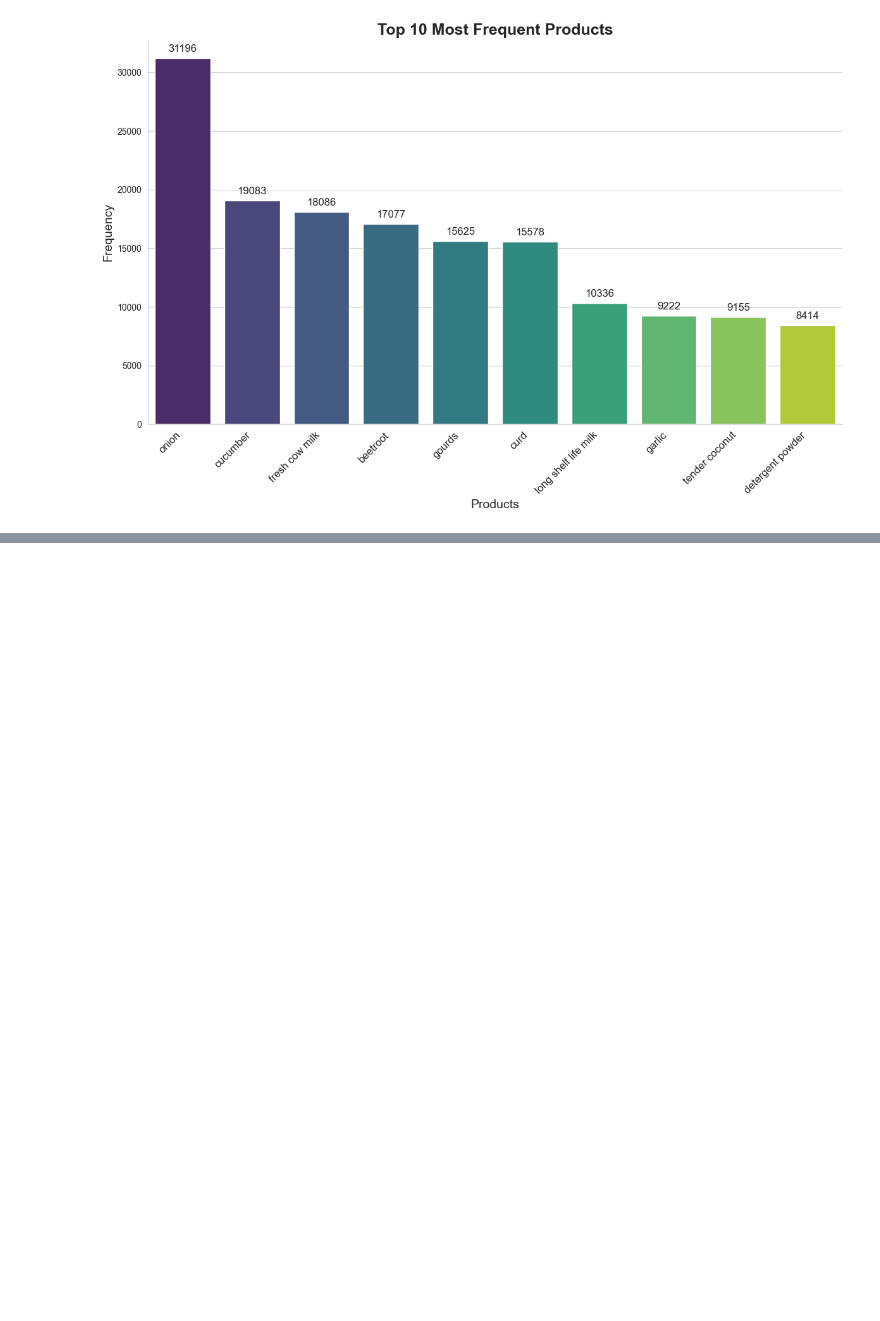
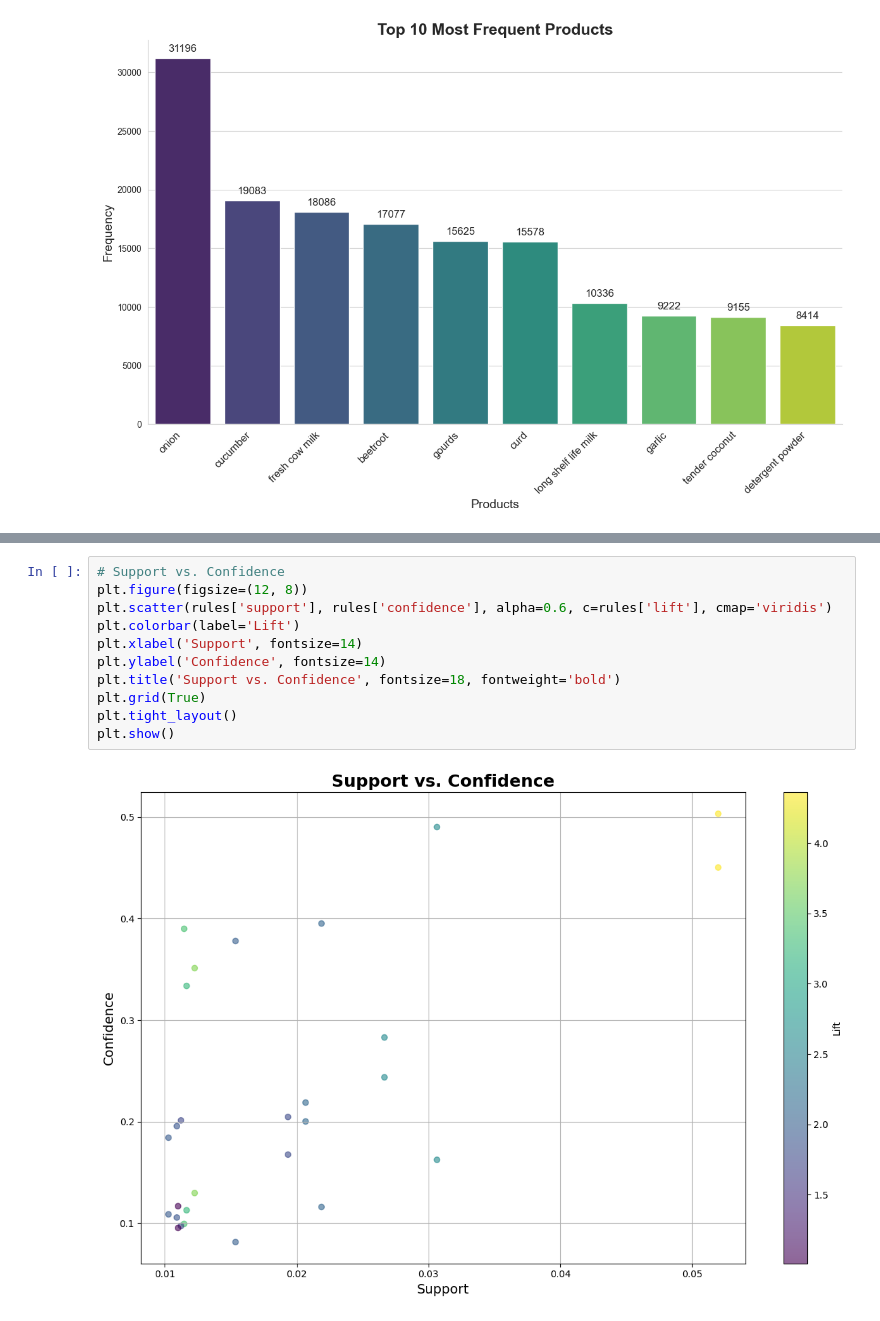
Before and after one commit to ayush4ise/Zepto-Recommendation-Case-Study, a Jupyter notebook: eda.ipynb, the cells around one changed output, grey strips where cells are left out. Saved outputs shown, nothing was run; the diff lists cells and outputs as text; blank space fills up the shorter version.

```diff
--- a/eda.ipynb
+++ b/eda.ipynb
@@ -114,3 +114,16 @@ rules.head()
 | 2 | (cucumber) | (beetroot) | 0.115420 | 0.103287 | 0.051985 | 0.450401 | 4.360662 | ... |
 | 26 | (tender coconut) | (onion) | 0.055372 | 0.188684 | 0.021883 | 0.395194 | 2.094479 | ... |
 | 16 | (watermelon) | (cucumber) | 0.029389 | 0.115420 | 0.011462 | 0.389998 | 3.378940 | ... |
+# %%
+# Support vs. Confidence
+plt.figure(figsize=(12, 8))
+plt.scatter(rules['support'], rules['confidence'], alpha=0.6, c=rules['lift'], cmap='viridis')
+plt.colorbar(label='Lift')
+plt.xlabel('Support', fontsize=14)
+plt.ylabel('Confidence', fontsize=14)
+plt.title('Support vs. Confidence', fontsize=18, fontweight='bold')
+plt.grid(True)
+plt.tight_layout()
+plt.show()
+# %% [output]
+[figure, added]
```
Also changed, not shown: parts of 4 cells of this notebook.
